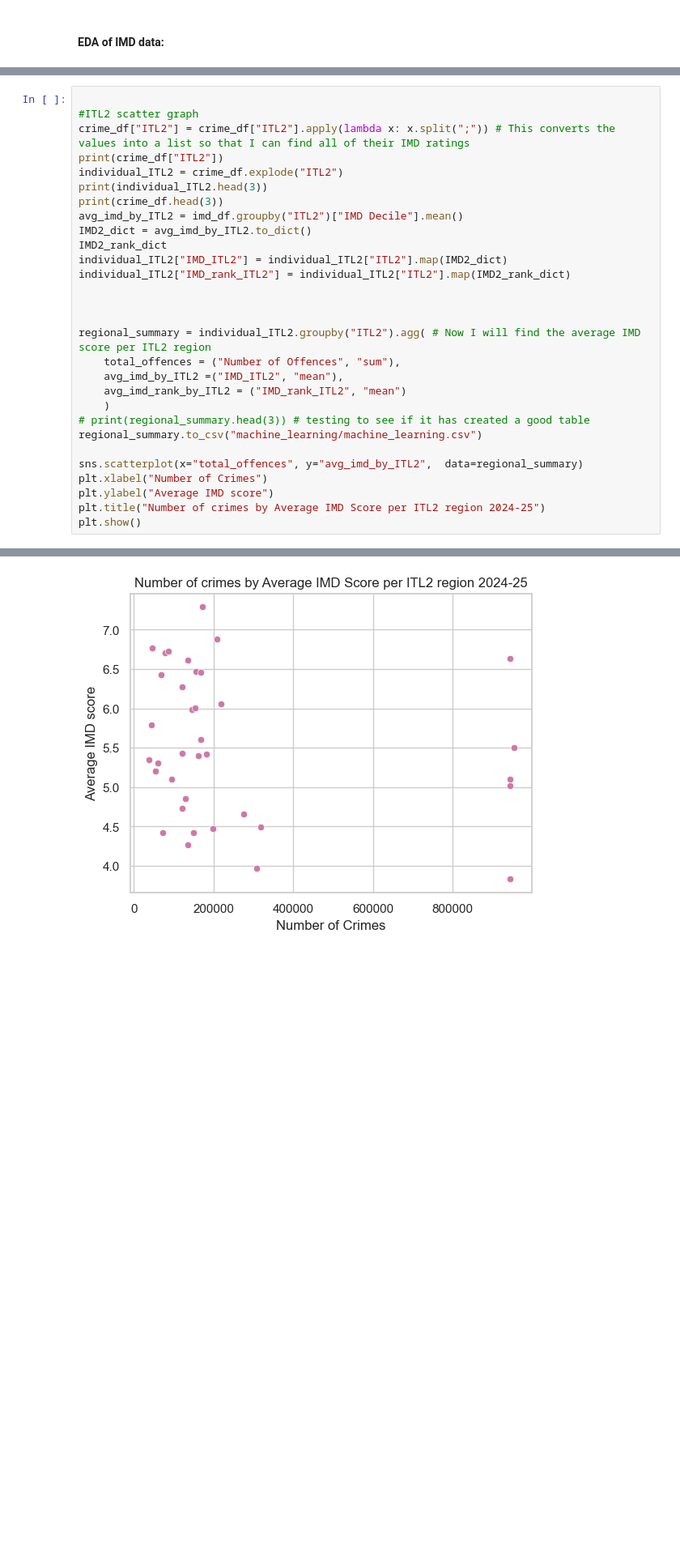
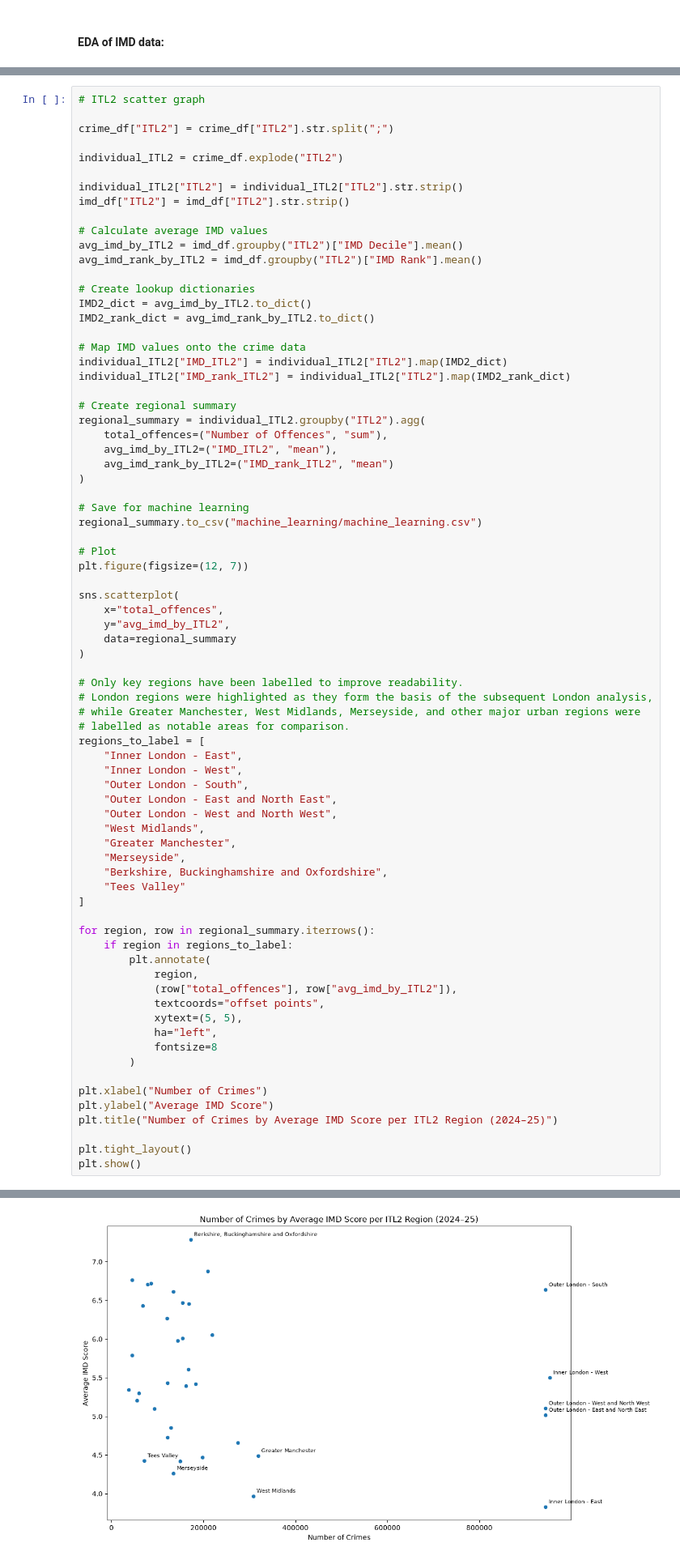
Before and after one commit to idilabdulle/Group-1-Project, a Jupyter notebook: group_1_notebook.ipynb, the cells around one changed output, grey strips where cells are left out. Shown at 81% size. Drawn from its saved outputs; the diff is of its cells as text; blank space fills up the shorter version.

```diff
--- a/group_1_notebook.ipynb
+++ b/group_1_notebook.ipynb
@@ -1096,31 +1141,77 @@ plt.tight_layout()
 <Figure size 640x480 with 0 Axes>
 # %%
+# ITL2 scatter graph
 
-#ITL2 scatter graph
-crime_df["ITL2"] = crime_df["ITL2"].apply(lambda x: x.split(";")) # This converts the values into a list so that I can find all of their IMD ratings
-print(crime_df["ITL2"])
+crime_df["ITL2"] = crime_df["ITL2"].str.split(";")
+
 individual_ITL2 = crime_df.explode("ITL2")
-print(individual_ITL2.head(3))
-print(crime_df.head(3))
+
+individual_ITL2["ITL2"] = individual_ITL2["ITL2"].str.strip()
+imd_df["ITL2"] = imd_df["ITL2"].str.strip()
+
+# Calculate average IMD values
 avg_imd_by_ITL2 = imd_df.groupby("ITL2")["IMD Decile"].mean()
+avg_imd_rank_by_ITL2 = imd_df.groupby("ITL2")["IMD Rank"].mean()
+
+# Create lookup dictionaries
 IMD2_dict = avg_imd_by_ITL2.to_dict()
-IMD2_rank_dict
+IMD2_rank_dict = avg_imd_rank_by_ITL2.to_dict()
+
+# Map IMD values onto the crime data
 individual_ITL2["IMD_ITL2"] = individual_ITL2["ITL2"].map(IMD2_dict)
 individual_ITL2["IMD_rank_ITL2"] = individual_ITL2["ITL2"].map(IMD2_rank_dict)
 
+# Create regional summary
+regional_summary = individual_ITL2.groupby("ITL2").agg(
+    total_offences=("Number of Offences", "sum"),
+    avg_imd_by_ITL2=("IMD_ITL2", "mean"),
+    avg_imd_rank_by_ITL2=("IMD_rank_ITL2", "mean")
+)
 
-
-regional_summary = individual_ITL2.groupby("ITL2").agg( # Now I will find the average IMD score per ITL2 region
-    total_offences = ("Number of Offences", "sum"),
-    avg_imd_by_ITL2 =("IMD_ITL2", "mean"),
-    avg_imd_rank_by_ITL2 = ("IMD_rank_ITL2", "mean")
-    )
-# print(regional_summary.head(3)) # testing to see if it has created a good table
+# Save for machine learning
 regional_summary.to_csv("machine_learning/machine_learning.csv")
 
-sns.scatterplot(x="total_offences", y="avg_imd_by_ITL2",  data=regional_summary)
+# Plot
+plt.figure(figsize=(12, 7))
+
+sns.scatterplot(
+    x="total_offences",
+    y="avg_imd_by_ITL2",
+    data=regional_summary
+)
+
+# Only key regions have been labelled to improve readability.
+# London regions were highlighted as they form the basis of the subsequent London analysis,
+# while Greater Manchester, West Midlands, Merseyside, and other major urban regions were
+# labelled as notable areas for comparison.
+regions_to_label = [
+    "Inner London - East",
+    "Inner London - West",
+    "Outer London - South",
+    "Outer London - East and North East",
+    "Outer London - West and North West",
+    "West Midlands",
+    "Greater Manchester",
+    "Merseyside",
+    "Berkshire, Buckinghamshire and Oxfordshire",
+    "Tees Valley"
+]
+
+for region, row in regional_summary.iterrows():
+    if region in regions_to_label:
+        plt.annotate(
+            region,
+            (row["total_offences"], row["avg_imd_by_ITL2"]),
+            textcoords="offset points",
+            xytext=(5, 5),
+            ha="left",
+            fontsize=8
+        )
+
 plt.xlabel("Number of Crimes")
-plt.ylabel("Average IMD score")
-plt.title("Number of crimes by Average IMD Score per ITL2 region 2024-25")
+plt.ylabel("Average IMD Score")
+plt.title("Number of Crimes by Average IMD Score per ITL2 Region (2024–25)")
+
+plt.tight_layout()
 plt.show()
 # %% [output]
@@ -1144,4 +1218,4 @@ Name: ITL2, Length: 22464, dtype: object
-[figure, old version]
+[figure, new version]
 # %% [markdown]
 ## Key Findings
 
```
Also changed, not shown: parts of 9 cells of this notebook.
